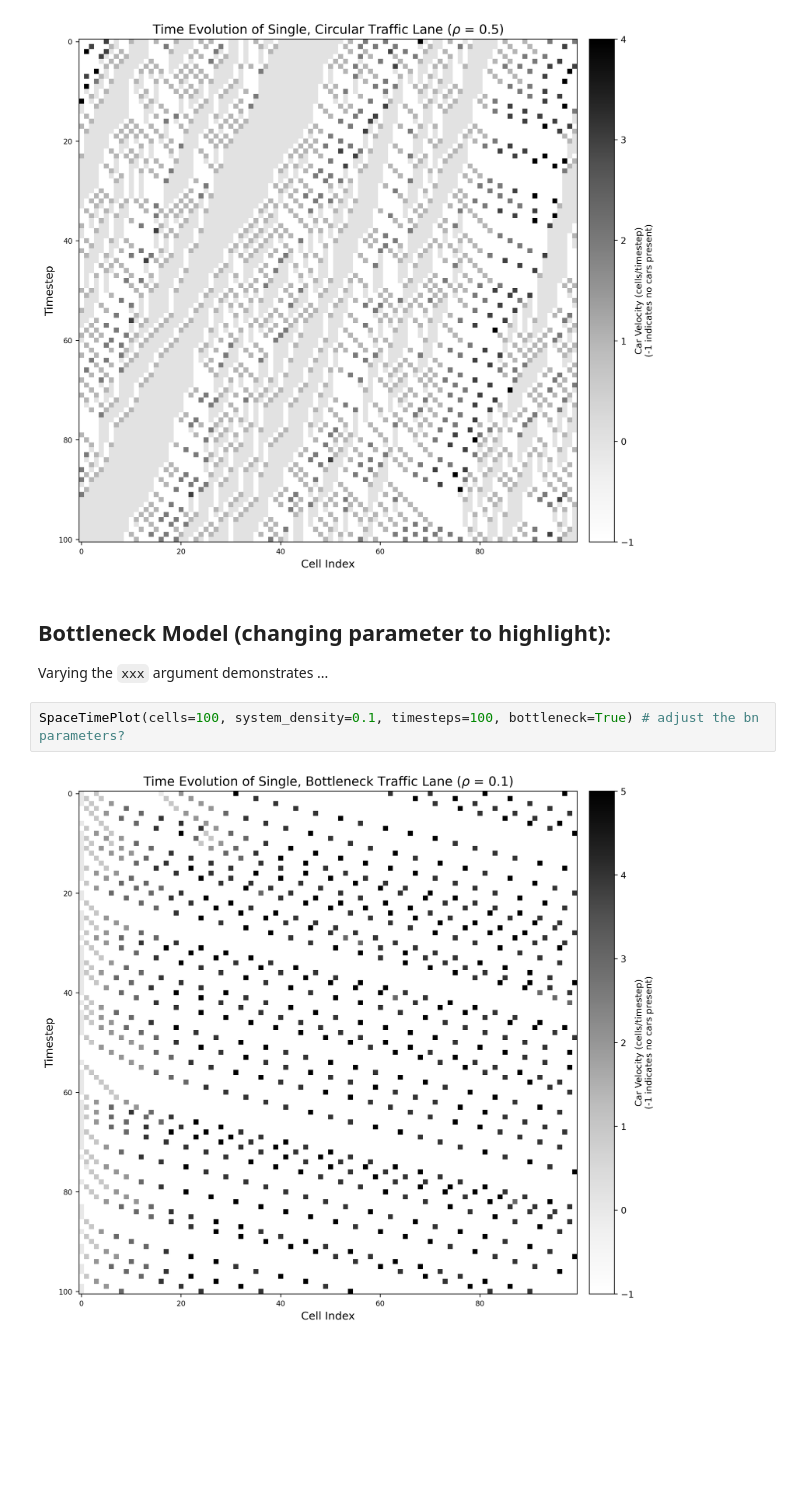
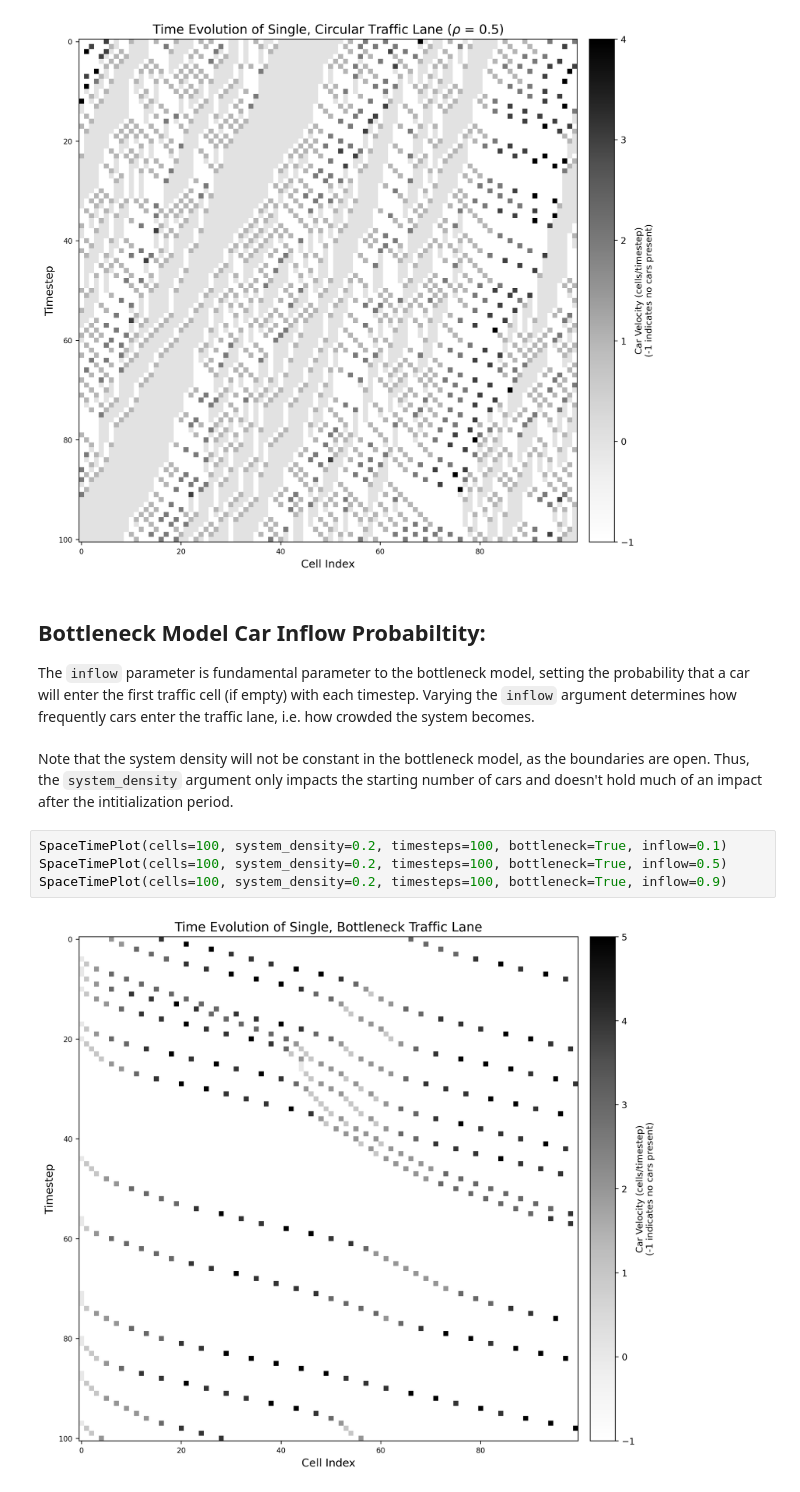
Before and after one commit to starmallow/PHY329_Project, a Jupyter notebook: demos/demo.ipynb, the cells around one changed output. Saved outputs shown, nothing was run; the diff lists cells and outputs as text; blank space fills up the shorter version.

```diff
--- a/demos/demo.ipynb
+++ b/demos/demo.ipynb
@@ -47,10 +47,15 @@ SpaceTimePlot(cells=100, system_density=0.5, timesteps=100)
 [figure]
 [figure]
 # %% [markdown]
-## Bottleneck Model (changing parameter to highlight):
+## Bottleneck Model Car Inflow Probabiltity:
 
-Varying the `xxx` argument demonstrates ...
+The `inflow` parameter is fundamental parameter to the bottleneck model, setting the probability that a car will enter the first traffic cell (if empty) with each timestep.
+Varying the `inflow` argument determines how frequently cars enter the traffic lane, i.e. how crowded the system becomes. \
+ \
+Note that the system density will not be constant in the bottleneck model, as the boundaries are open. Thus, the `system_density` argument only impacts the starting number of cars and doesn't hold much of an impact after the intitialization period.
 # %%
-SpaceTimePlot(cells=100, system_density=0.1, timesteps=100, bottleneck=True) # adjust the bn parameters?
+SpaceTimePlot(cells=100, system_density=0.2, timesteps=100, bottleneck=True, inflow=0.1)
+SpaceTimePlot(cells=100, system_density=0.2, timesteps=100, bottleneck=True, inflow=0.5)
+SpaceTimePlot(cells=100, system_density=0.2, timesteps=100, bottleneck=True, inflow=0.9)
 # %% [output]
-[figure, old version]
+[figure, new version]
```
Also changed, not shown: parts of 7 cells of this notebook, 1 other file.
